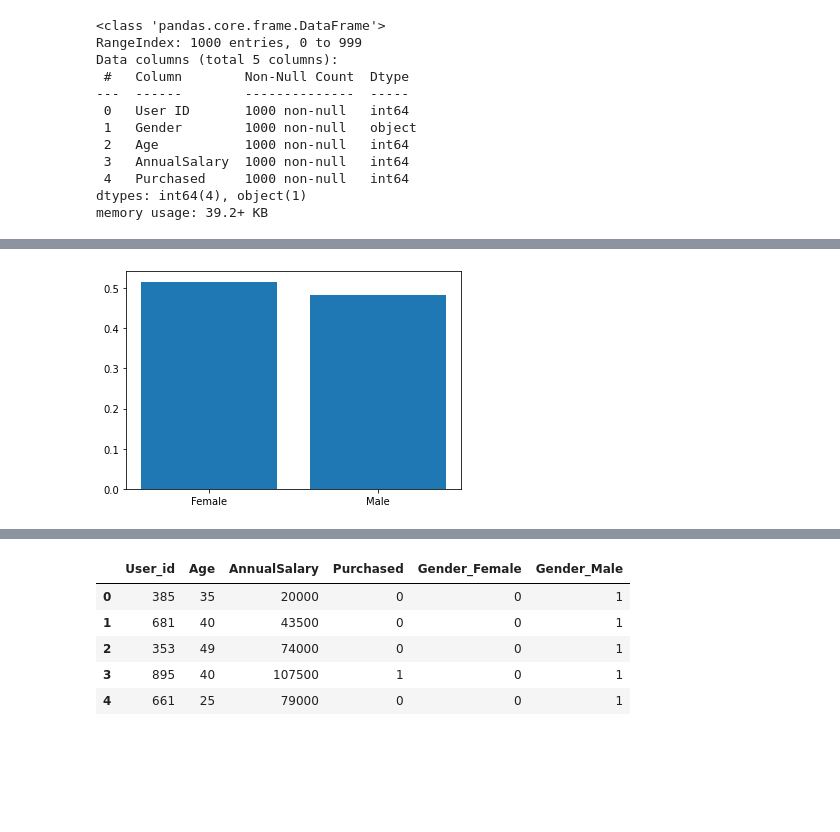
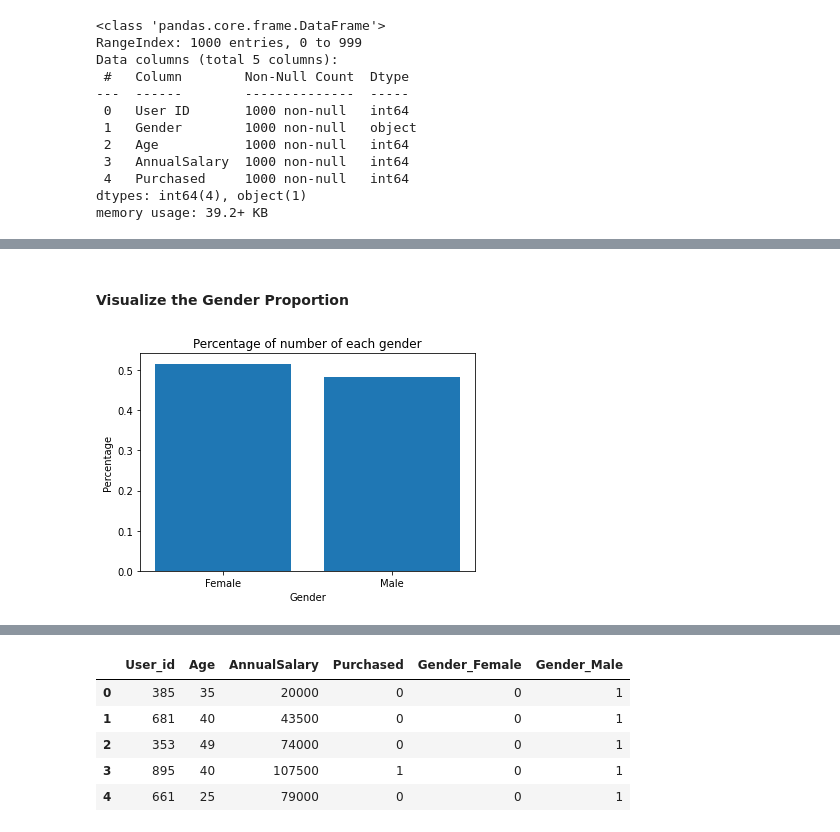
Before and after one commit to al-dayviid21/car_purchase_ml, a Jupyter notebook: Car_purchase.ipynb, the cells around one changed output, grey strips where cells are left out. Cells and saved outputs as stored; diff of their text form; code cells hidden in the pictures; blank space fills up the shorter version.

```diff
--- a/Car_purchase.ipynb
+++ b/Car_purchase.ipynb
@@ -43,6 +57,13 @@ memory usage: 39.2+ KB
+# %% [markdown]
+#### Visualize the Gender Proportion
 # %%
 gender_plt = df.Gender.value_counts(normalize=True)
-# %%
-plt.bar(x=gender_plt.index, height=gender_plt.values);
-# %% [output]
-[figure, removed]
+# %%
+# Make a bar plot
+plt.bar(x=gender_plt.index, height=gender_plt.values)
+plt.xlabel('Gender')
+plt.ylabel('Percentage')
+plt.title('Percentage of number of each gender')
+plt.show()
+# %% [output]
+[figure, added]
```
Also changed, not shown: parts of 53 cells of this notebook.
